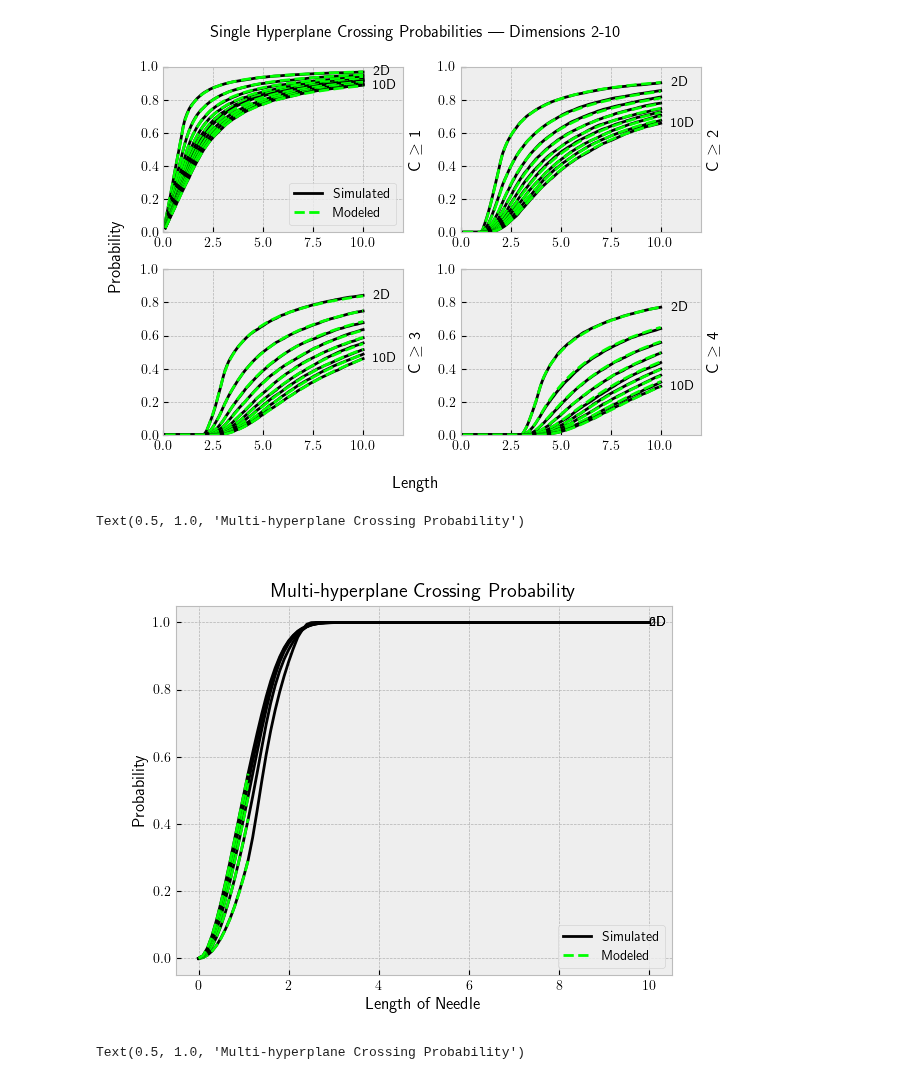
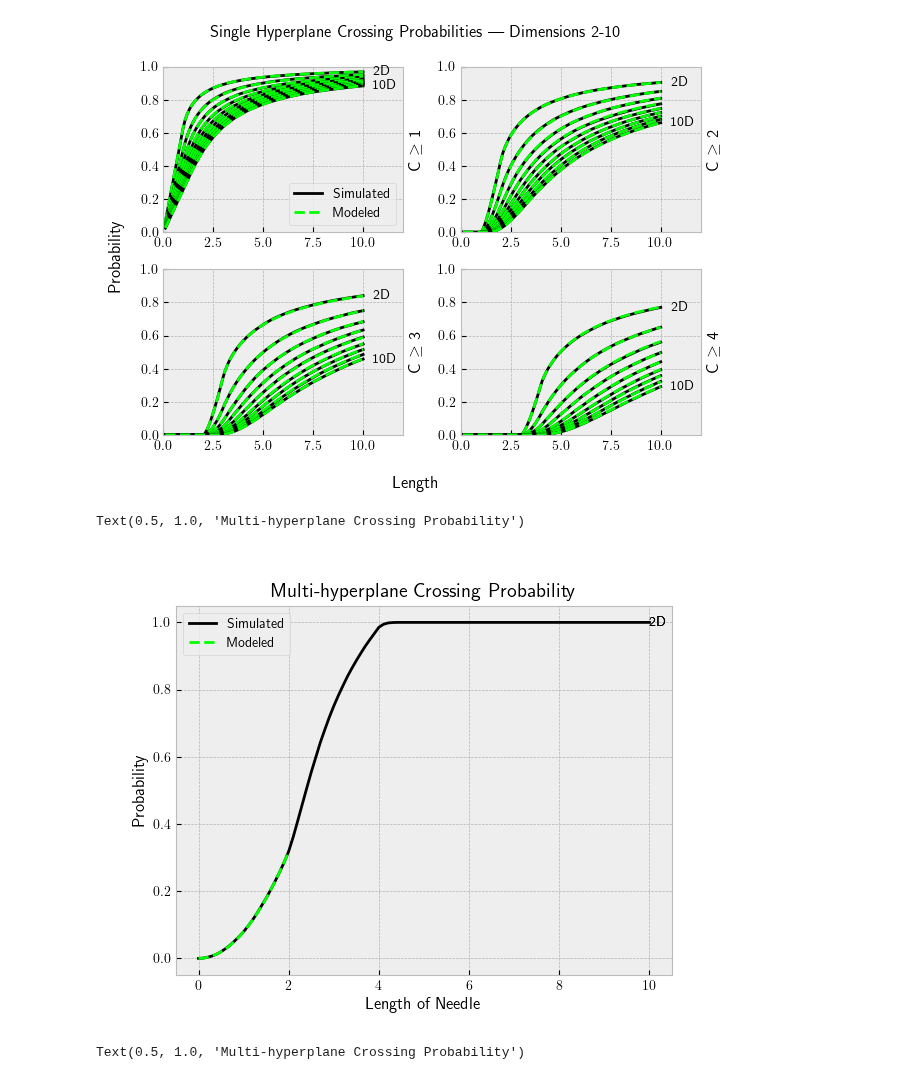
Before and after one commit to aechoi/buffon_extension, a Jupyter notebook: src/demo_notebook.ipynb, the cells around one changed output. Saved outputs shown, nothing was run; the diff lists cells and outputs as text; code cells hidden in the pictures.

```diff
--- a/src/demo_notebook.ipynb
+++ b/src/demo_notebook.ipynb
@@ -18,7 +18,7 @@ tau = np.pi*2
 importlib.reload(sampling)
 importlib.reload(modeling)
 
-samples = 10000
+samples = 100000
 dims = np.arange(2, 11, 1)
 lengths = np.linspace(0.1, 10, 101)
 hyperplanes = 1
@@ -52,40 +52,42 @@ fig.supxlabel("Length")
 fig.suptitle("Single Hyperplane Crossing Probabilities | Dimensions 2-10")
 plt.tight_layout()
 # %% [output]
-[figure, old version]
+[figure, new version]
 # %%
 # Probability Given multiple sets of hyperplanes, greater than or equal
 importlib.reload(sampling)
 importlib.reload(modeling)
 
 samples = 100000
-dims = np.arange(2, 7, 1)
+dims = np.arange(2, 3, 1)
 lengths = np.linspace(0, 10, 101)
 c = 2
 
 fig, ax = plt.subplots()
 for idx, dim in enumerate(tqdm(dims)):
-    spacing = (np.arange(dim)+11)/10
+    spacing = np.arange(dim)+1
+    spacing = np.array([2,2.0001])
     hyperplanes = max(1, dim)
+    hyperplanes = 2
 
     sim_probs = sampling.get_sim_prob_ge(samples, dim, lengths, c, hyperplanes, spacing)
     ax.plot(lengths, sim_probs, "k")
 
     r_s = lengths[lengths<=min(spacing)]
     modeled_prob = modeling.prob_of_crossing_small_r_ge(r_s, dim, c, hyperplanes, spacing)
     ax.plot(r_s, modeled_prob, "--", color=(0, 1, 0))
 
     if idx==0:
         ax.text(lengths[-1], sim_probs[-1], f" {dim}D", verticalalignment="center")
         ax.legend(["Simulated", "Modeled"])
 
 ax.text(lengths[-1], sim_probs[-1], f" {dim}D", verticalalignment="center")
 ax.set_xlabel("Length of Needle")
 ax.set_ylabel("Probability")
 ax.set_title("Multi-hyperplane Crossing Probability")
 # %% [output]
 Text(0.5, 1.0, 'Multi-hyperplane Crossing Probability')
-[figure, old version]
+[figure, new version]
 # %%
 # Probability Given multiple sets of hyperplanes, exact
 importlib.reload(sampling)
```
Also changed, not shown: parts of 2 cells of this notebook, 9 other files.
